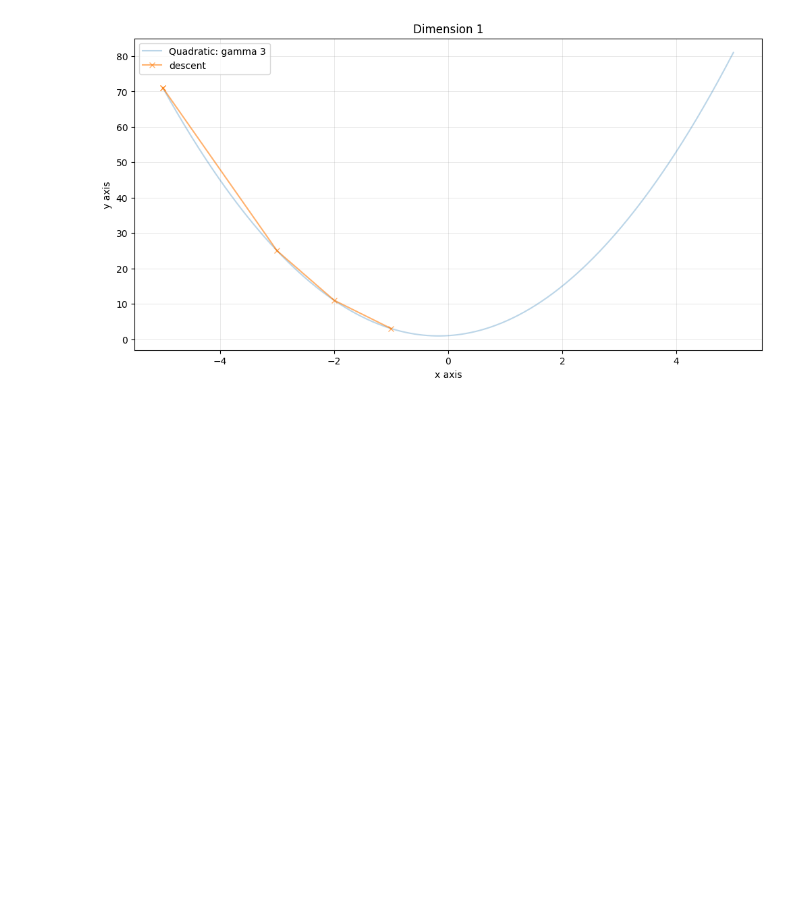
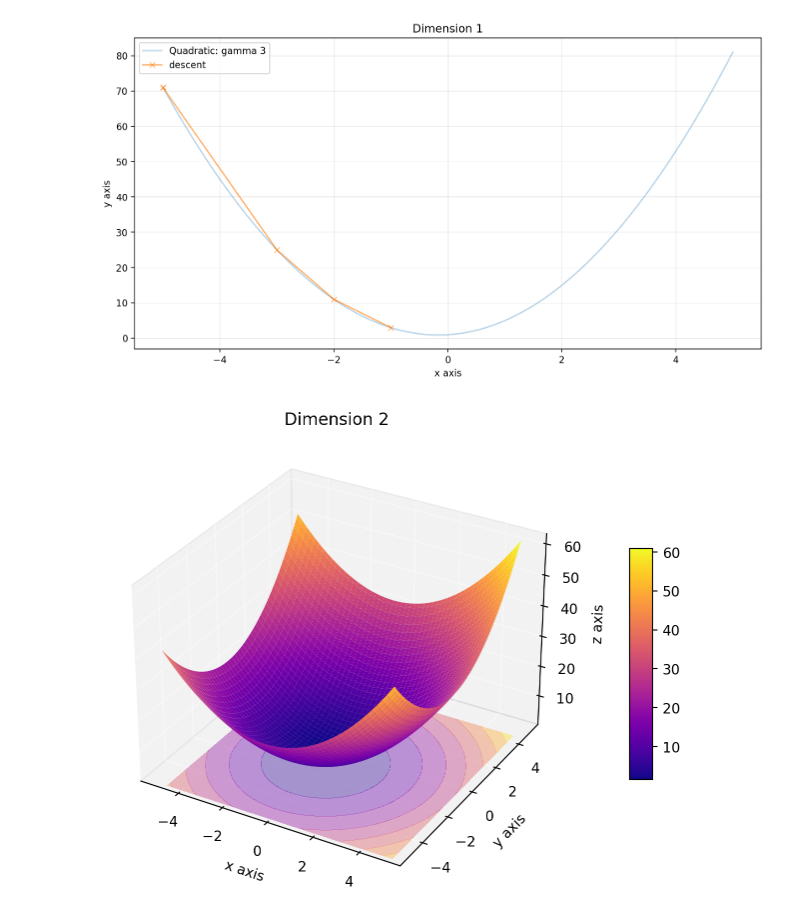
Before and after one commit to Mousteph/Descent, a Jupyter notebook: figures.ipynb, the cells around one changed output. Saved outputs shown, nothing was run; the diff lists cells and outputs as text; code cells hidden in the pictures; blank space fills up the shorter version.

Commit message:
(add) figure 3d

```diff
--- a/figures.ipynb
+++ b/figures.ipynb
@@ -19,3 +26,8 @@ descent = {
 quadratic_2d.figure(descent=descent)
 # %% [output]
 [figure]
+# %%
+quadratic_3d = Quadratic3D()
+quadratic_3d.figure()
+# %% [output]
+[figure, added]
```
Also changed, not shown: parts of 2 cells of this notebook, 4 other files.
